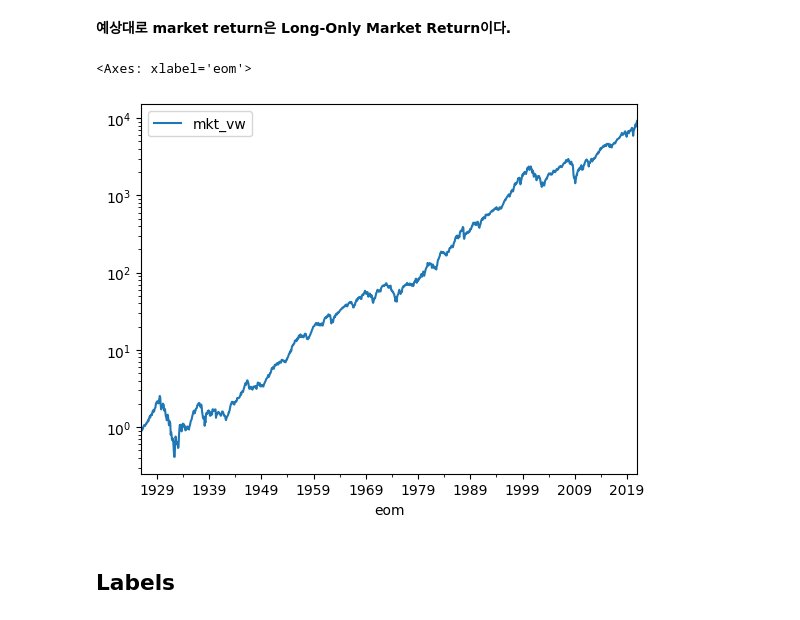
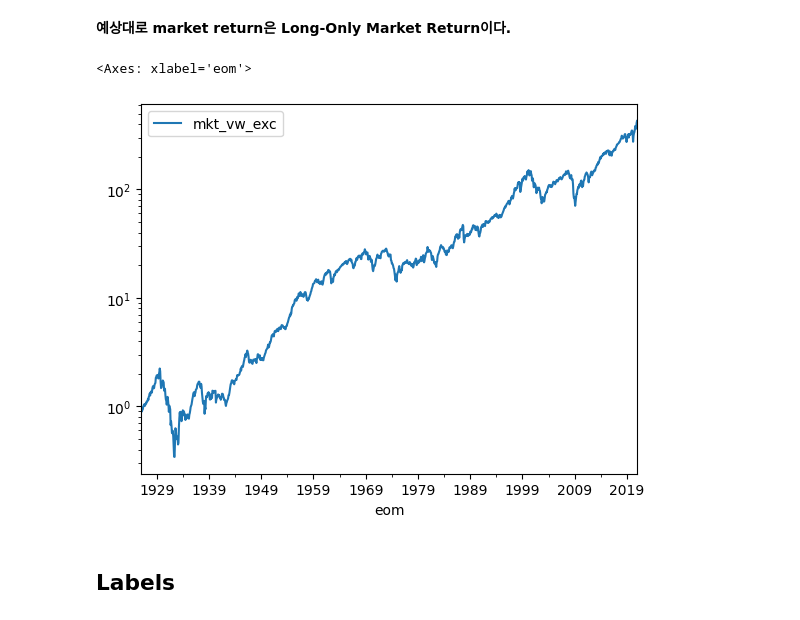
Before and after one commit to dudals3844/ReplicationCrisis, a Jupyter notebook: 00_prepare_data.ipynb, the cells around one changed output. Drawn from its saved outputs; the diff is of its cells as text; code cells hidden in the pictures.

```diff
--- a/00_prepare_data.ipynb
+++ b/00_prepare_data.ipynb
@@ -60,13 +60,13 @@ market_returns.head()
 # %%
 test_return = (
     market_returns[market_returns["excntry"] == "USA"]
-    .loc[:, ["eom", "mkt_vw"]]
+    .loc[:, ["eom", "mkt_vw_exc"]]
     .set_index("eom")
 )
 test_return.add(1).cumprod().plot(logy=True)
 # %% [output]
 <Axes: xlabel='eom'>
-[figure, old version]
+[figure, new version]
 # %%
 market_returns = market_returns[
     (market_returns["eom"] >= settings["start_date"])
```
Also changed, not shown: parts of 2 cells of this notebook, 3 other files.
